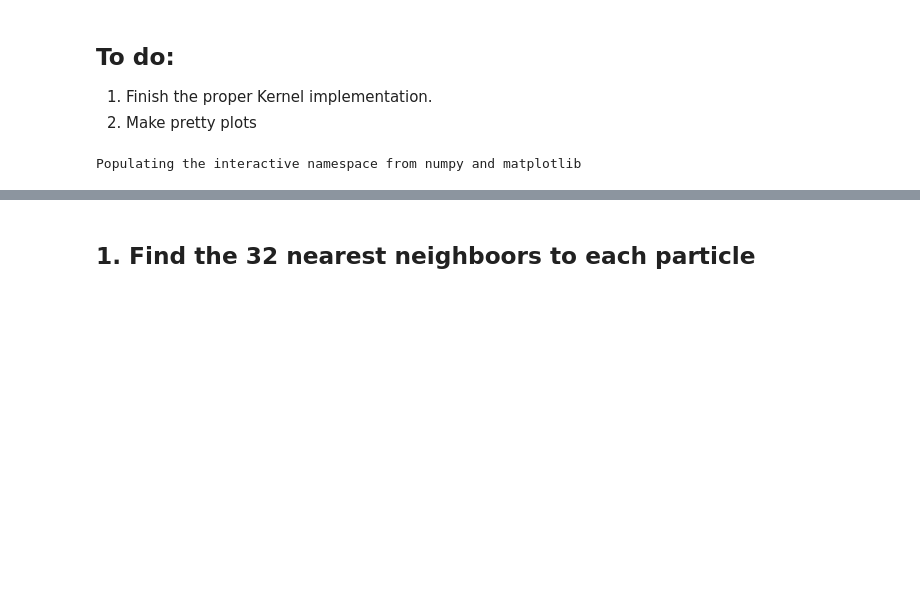
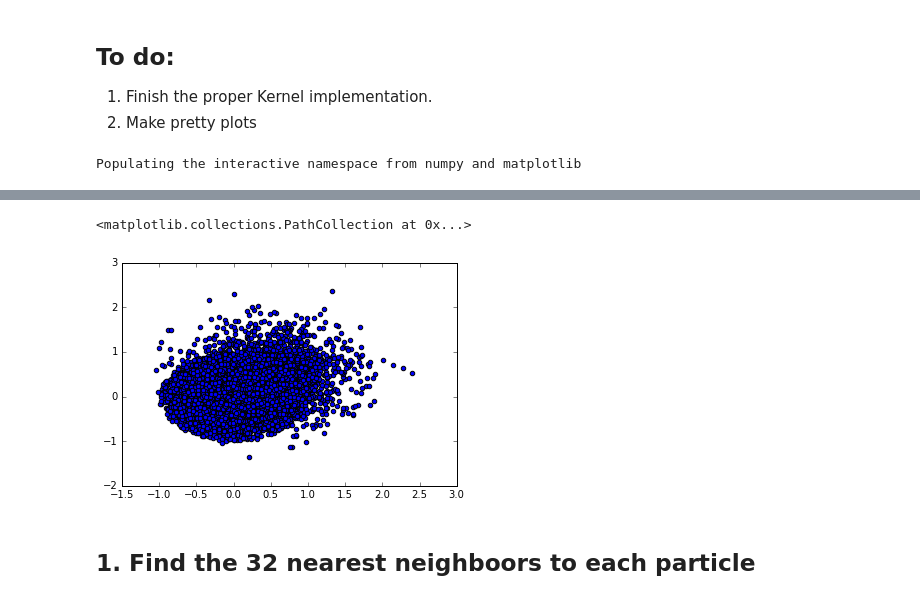
Before and after one commit to jngaravitoc/shapes, a Jupyter notebook: Density.ipynb, the cells around one changed output, grey strips where cells are left out. Cells and saved outputs as stored; diff of their text form; code cells hidden in the pictures; blank space fills up the shorter version.

```diff
--- a/Density.ipynb
+++ b/Density.ipynb
@@ -34,2 +47,15 @@ M = random.rand(n_particles) * 10
+# %%
+x1 = np.random.normal(0.5, 0.5, 2000)
+y1 = np.random.normal(0.5, 0.5, 2000)
+z1 = np.zeros(2000)
+
+X1 = np.concatenate((X, x1))
+Y1 = np.concatenate((Y, y1))
+Z1 = np.concatenate((Z, z1))
+
+scatter(X1, Y1)
+# %% [output]
+<matplotlib.collections.PathCollection at 0x...>
+[figure, added]
 # %% [markdown]
 ## 1. Find the 32 nearest neighboors to each particle
```
Also changed, not shown: parts of 17 cells of this notebook.
